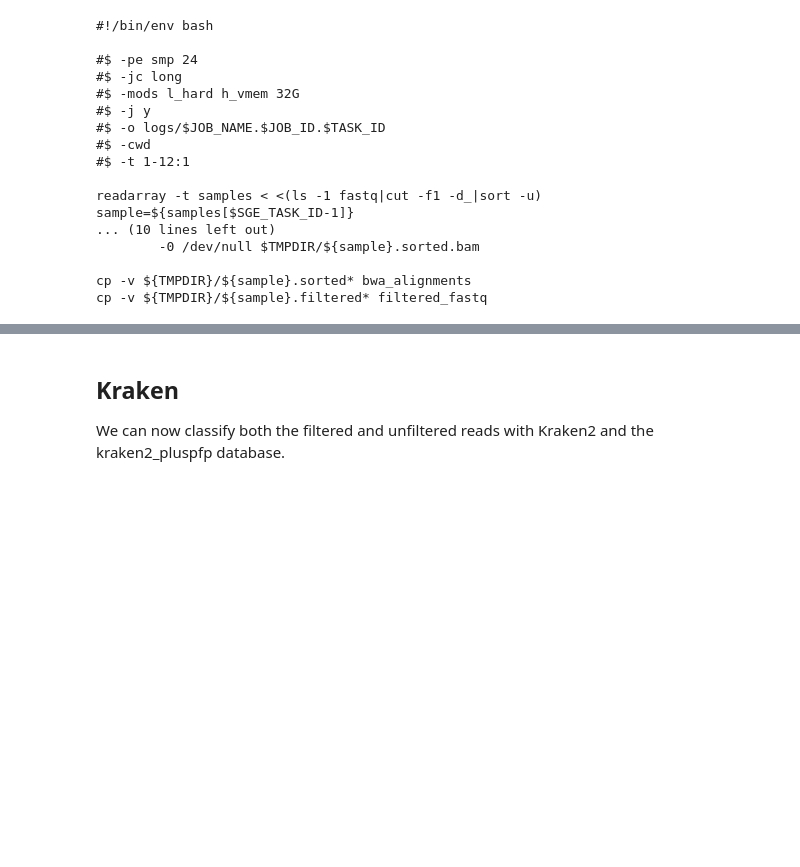
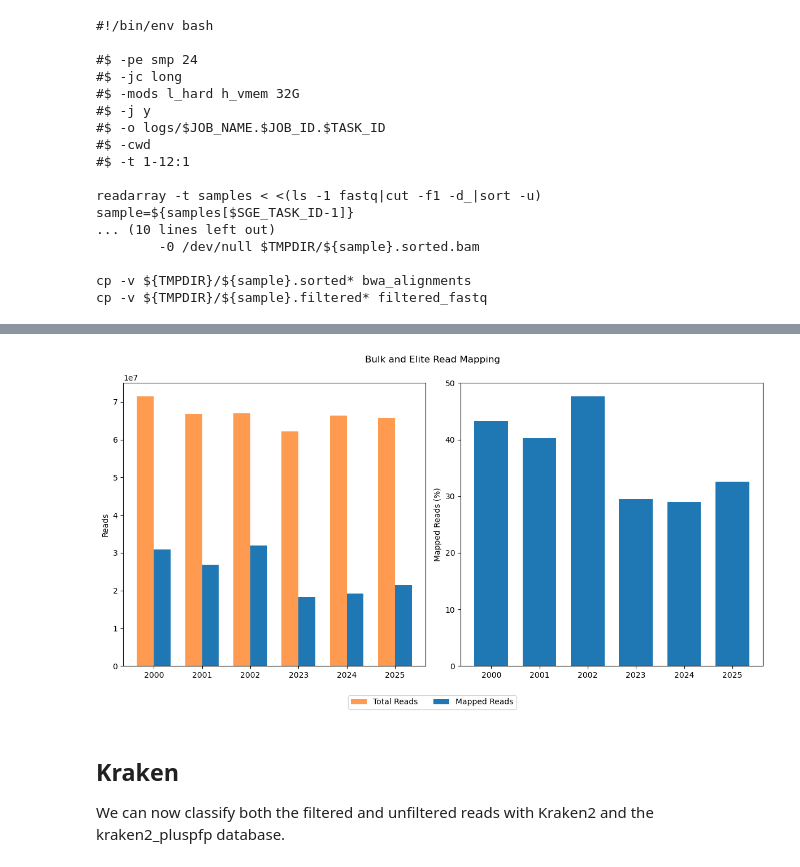
Before and after one commit to jamesabbott/JCA_host_filtering, a Jupyter notebook: host_filter.ipynb, the cells around one changed output, grey strips where cells are left out. Cells and saved outputs as stored; diff of their text form; code cells hidden in the pictures; blank space fills up the shorter version.

Commit message:
get and plot mapping stats

```diff
--- a/host_filter.ipynb
+++ b/host_filter.ipynb
@@ -87,0 +93,20 @@ cp -v ${TMPDIR}/${sample}.filtered* filtered_fastq
+# %%
+samples={'bulk':['2000','2001','2002'], 'elite':['2023','2024','2025']}
+
+tot_re=re.compile(r'^([0-9]+) \+ [0-9]+ in total')
+map_re=re.compile(r'([0-9]+) \+ [0-9]+ mapped')
+
+labels=[]
+totals=[]
+mapped=[]
+
+for sample in samples.keys():
+    for rep in samples[sample]:
+        print(rep)
+        labels.append(rep)
+        flagstat=pysam.flagstat("bwa_alignments/{}.sorted.bam".format(rep))
+        m=re.search(tot_re,flagstat)
+        totals.append(m.group(1))
+
+        m=re.search(map_re,flagstat)
+        mapped.append(m.group(1))
@@ -88,3 +122,39 @@ cp -v ${TMPDIR}/${sample}.filtered* filtered_fastq
+# %%
+
+totals=[int(x) for x in totals]
+mapped=[int(x) for x in mapped]
+percents=[]
+for i in range(6):
+    percents.append((mapped[i]/totals[i])*100)
+
+x=np.arange(len(labels))
+width=0.35
+
+plt.rcParams['figure.figsize'] = [12, 6]
+plt.rcParams['figure.dpi'] = 100
+
+fig, (ax1,ax2) = plt.subplots(1,2)
+rects1 = ax1.bar(x - width/2, totals, width, color=(1, 0.607, 0.314, 1),label='Total Reads')
+rects2 = ax1.bar(x + width/2, mapped, width, label='Mapped Reads')
+
+ax1.set_ylabel('Reads')
+ax1.set_xticks(x)
+ax1.set_xticklabels(labels)
+ax1.ticklabel_format(axis='y',style='sci')
+
+rects3 = ax2.bar(x,percents,width*2)
+ax2.set_xticks(x)
+ax2.set_xticklabels(labels)
+ax2.set_ylabel('Mapped Reads (%)')
+
+
+fig.suptitle('Bulk and Elite Read Mapping')
+fig.legend(loc='upper center',bbox_to_anchor=(0.5,-0.01),ncol=2)
+fig.tight_layout()
+
+plt.show()
+# %% [output]
+[figure, added]
 # %% [markdown]
 ## Kraken
 
```
Also changed, not shown: parts of 6 cells of this notebook.
